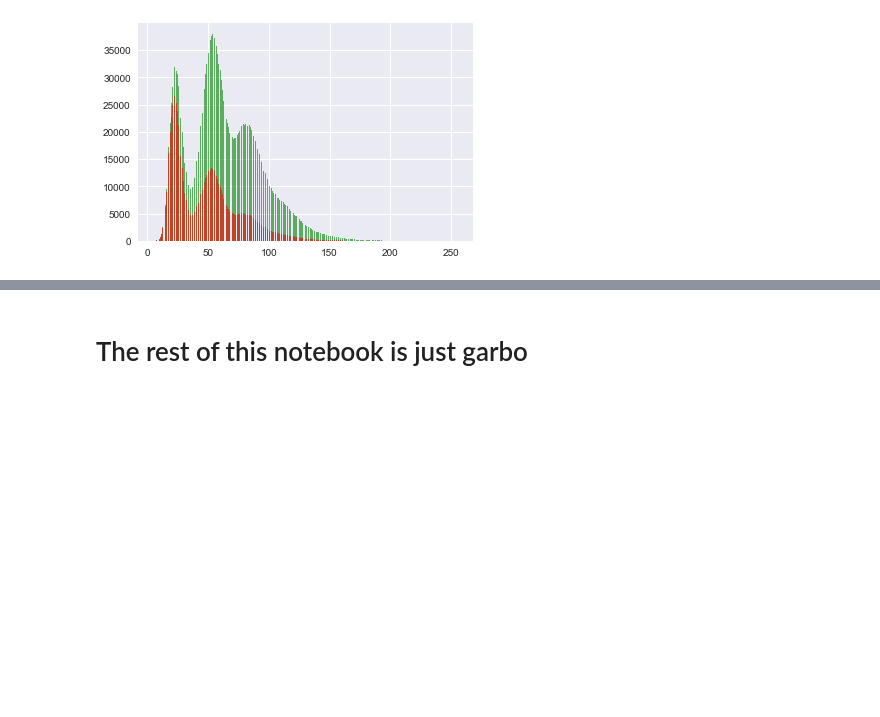
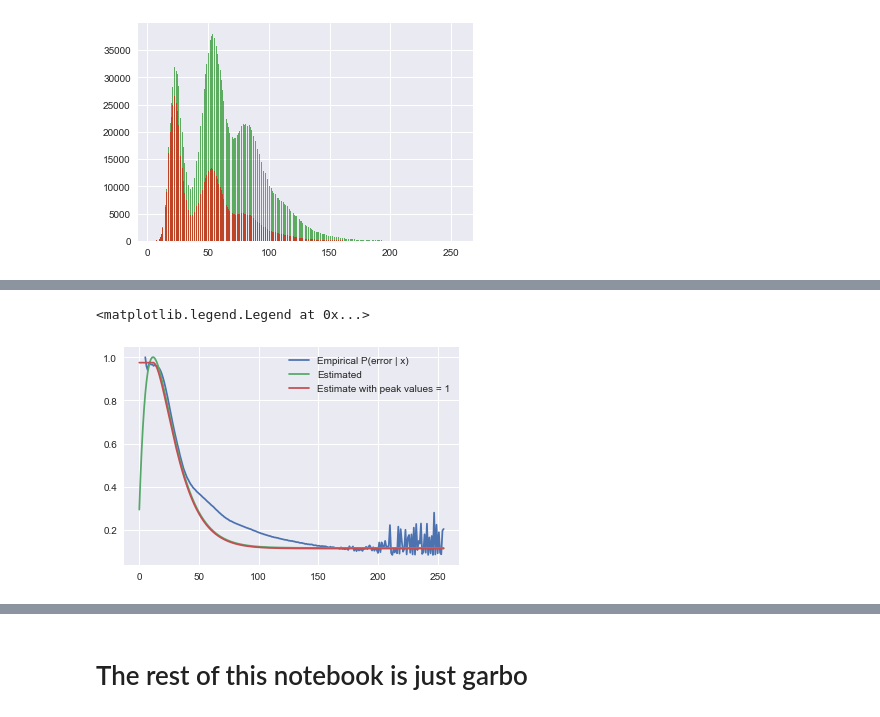
Before and after one commit to adamjorr/jelly, a Jupyter notebook: graphstuff.ipynb, the cells around one changed output, grey strips where cells are left out. Cells and saved outputs as stored; diff of their text form; code cells hidden in the pictures; blank space fills up the shorter version.

```diff
--- a/graphstuff.ipynb
+++ b/graphstuff.ipynb
@@ -37,0 +42,13 @@ plt.plot(x, .5 * scipy.stats.uniform.pdf(x, scale = len(x)) + .5 * scipy.stats.n
+# %%
+plt.plot(x, p_actual)
+# plt.plot(x, pdist * np.nansum(ecounts / tcounts)) #== p_actual
+plt.plot(x, p_est / max(p_est))
+fitted = p_est/max(p_est) * .975
+peak = int(first_lambda / j)
+fixed = fitted
+fixed[:peak] = .975
+plt.plot(x, fixed)
+plt.legend(labels=("Empirical P(error | x)","Estimated","Estimate with peak values = 1"))
+# %% [output]
+<matplotlib.legend.Legend at 0x...>
+[figure, added]
```
Also changed, not shown: parts of 3 cells of this notebook.
